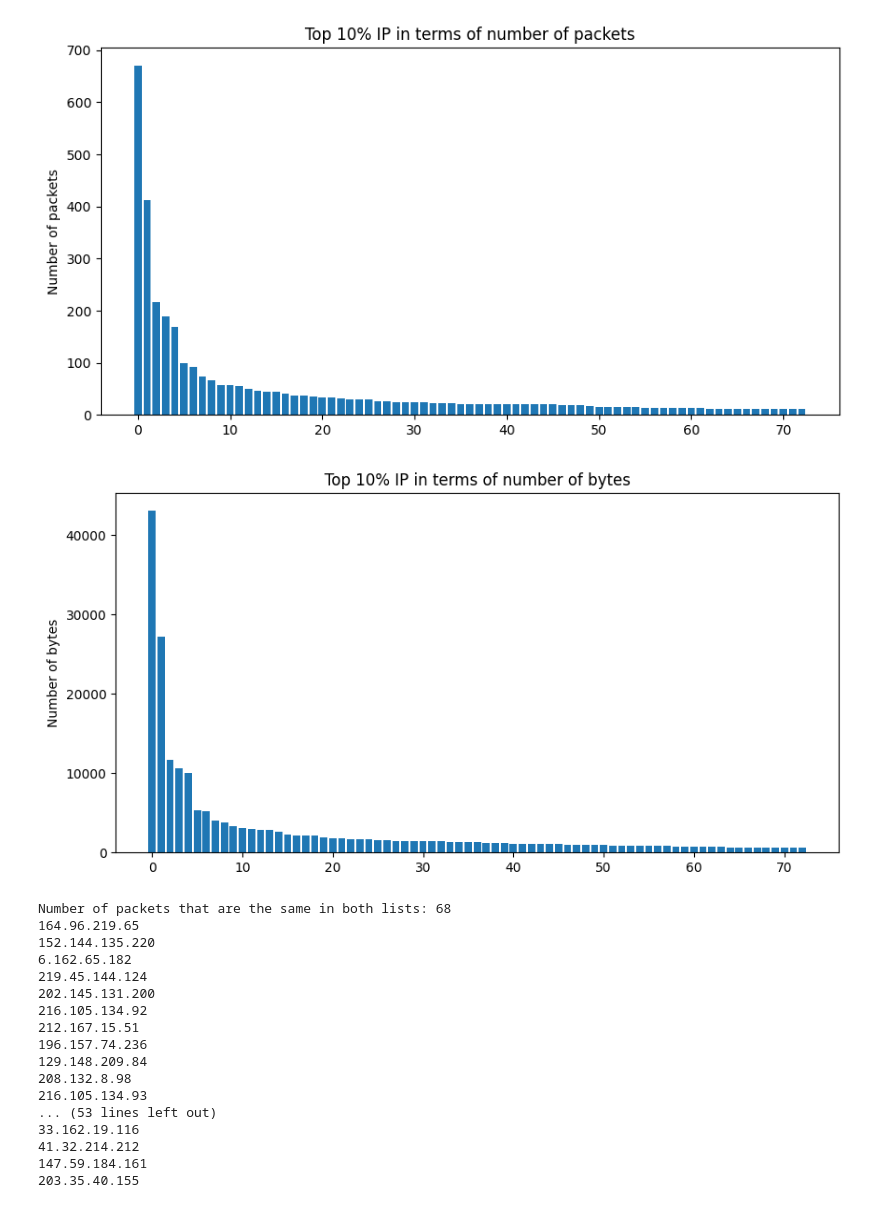
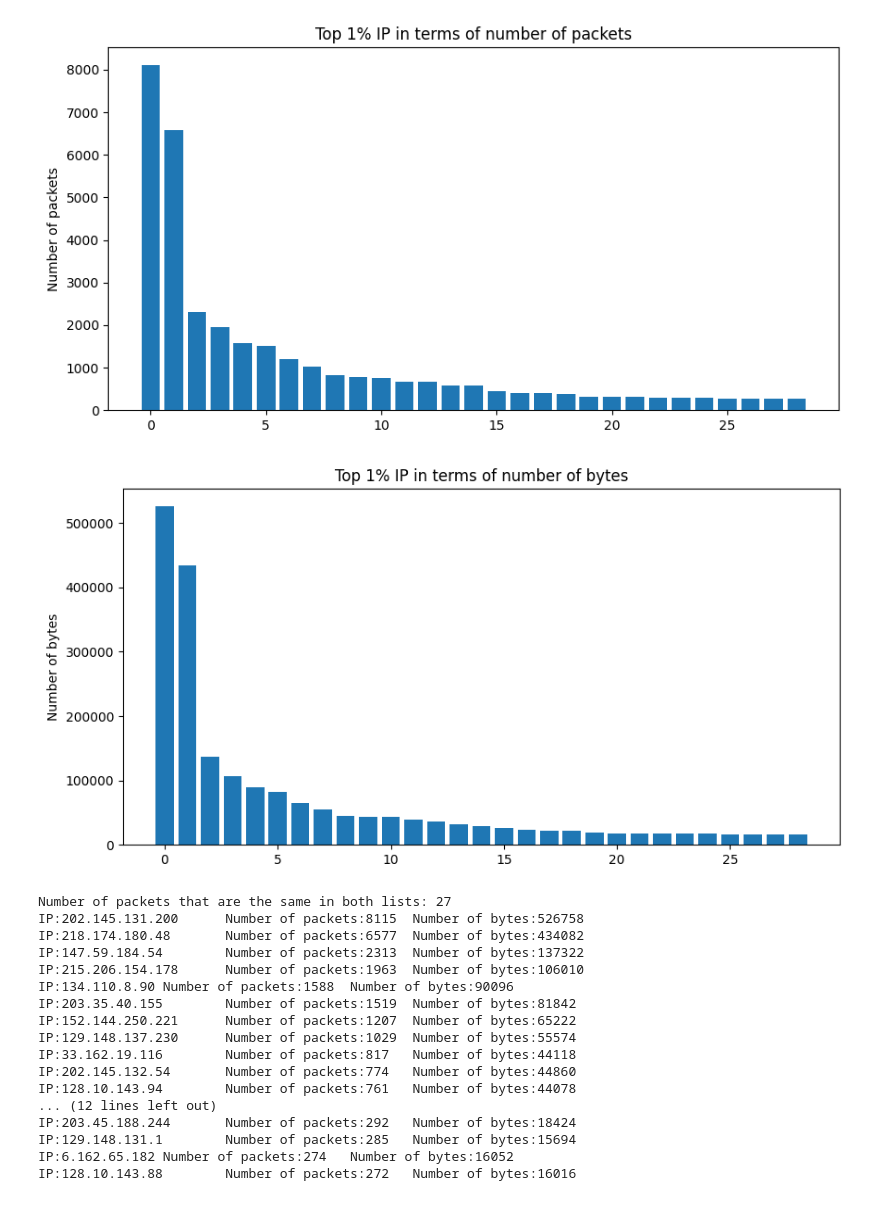
Before and after one commit to ghosciro/Tirocinio, a Jupyter notebook: packet_reader.ipynb, the cells around one changed output. Saved outputs shown, nothing was run; the diff lists cells and outputs as text; code cells hidden in the pictures.

```diff
--- a/packet_reader.ipynb
+++ b/packet_reader.ipynb
@@ -1,7 +1,9 @@
 # %%
 #import libraries
 import  scapy.all as sc
-import numpy as np
 import matplotlib.pyplot as plt
 import pandas as pd
+import numpy as np
 import os
+
+Time=3
@@ -10,69 +10,72 @@ WARNING: No libpcap provider available ! pcap won't be used
 # %%
-## load dump file, then save the first N packets in a new dump file to easier reading if it doesn't exist
-Npackets=5000
-if not os.path.exists(f'packets{Npackets}.dump'):
+## load dump file, saves the packets that are recived in the first N seconds in a list and then saves the list in a new dump file
+ #seconds
+
+if not os.path.exists(f'packets{Time}.dump'):
     packets_reader=sc.PcapReader('packets.dump')
     packets=[]
     for index,packet in enumerate(packets_reader):
         packets.append(packet)
-        if index==Npackets:
+        if packet.time-packets[0].time>Time:
             break
+
     packets_reader.close()
-    sc.wrpcap(f'packets{Npackets}.dump',packets)
+    sc.wrpcap(f'packets{Time}.dump',packets)
 # %%
 #Read the dump file
-packets=sc.rdpcap('packets5000.dump')
-
-#Plots the ip per number of packets
+packets=sc.rdpcap(f'packets{Time}.dump')
+#Generates a dictionary with the IP as key and the number of packets and the number of bytes as values
 ip_packets={}
 for packet in packets:
     if packet.haslayer(sc.IP):
         ip=packet[sc.IP].src
         if ip  in ip_packets:
             ip_packets[ip]=[ip_packets[ip][0]+1,ip_packets[ip][1]+len(packet)]
         else:
             ip_packets[ip]=[1,len(packet)]
-#select the top 10% packets in terms of number of packets
-top_10_Npackets=sorted(ip_packets.items(), key=lambda x: x[1][0], reverse=True)[:len(ip_packets)//10]
-#select the top 10% packets in terms of number of bytes
-top_10_Nbytes=sorted(ip_packets.items(), key=lambda x: x[1][1], reverse=True)[:len(ip_packets)//10]
+#select the top 1% packets in terms of number of packets
+top_10_Npackets=sorted(ip_packets.items(), key=lambda x: x[1][0], reverse=True)[:len(ip_packets)//100]
+#select the top 1% packets in terms of number of bytes
+top_10_Nbytes=sorted(ip_packets.items(), key=lambda x: x[1][1], reverse=True)[:len(ip_packets)//100]
 
-#plot the top 10% IP in terms of number of packets
+#plot the top 1% IP in terms of number of packets
 plt.figure(figsize=(10,5))
 plt.bar(np.arange(len(top_10_Npackets)),[x[1][0] for x in top_10_Npackets])
-plt.title('Top 10% IP in terms of number of packets')
+plt.title('Top 1% IP in terms of number of packets')
 plt.ylabel('Number of packets')
 plt.show()
 
 #plot the top 10% IP in terms of number of bytes
 plt.figure(figsize=(10,5))
 plt.bar(np.arange(len(top_10_Npackets)),[x[1][1] for x in top_10_Nbytes])
-plt.title('Top 10% IP in terms of number of bytes')
+plt.title('Top 1% IP in terms of number of bytes')
 plt.ylabel('Number of bytes')
 plt.show()
 
-#check the number of IP that are the same in both lists
+#check the number of IP that are present in both  lists and sort them in descending order
 total_top_IPs=set([x[0] for x in top_10_Npackets]).intersection(set([x[0] for x in top_10_Nbytes]))
+total_top_IPs=sorted(total_top_IPs,key=lambda x: ip_packets[x][0],reverse=True)
 print('Number of packets that are the same in both lists:',len(total_top_IPs))
+#print the IP and the number of packets and bytes for each IP
 for IP in total_top_IPs:
-    print(IP)
+    print(f"IP:{IP}\tNumber of packets:{ip_packets[IP][0]}\tNumber of bytes:{ip_packets[IP][1]}")
 # %% [output]
-[figure, old version]
+[figure, new version]
-[figure, old version]
+[figure, new version]
-Number of packets that are the same in both lists: 68
-164.96.219.65
-152.144.135.220
-6.162.65.182
-219.45.144.124
-202.145.131.200
-216.105.134.92
-212.167.15.51
-196.157.74.236
-129.148.209.84
-208.132.8.98
-216.105.134.93
-... (53 lines left out)
-33.162.19.116
-41.32.214.212
-147.59.184.161
-203.35.40.155
+Number of packets that are the same in both lists: 27
+IP:202.145.131.200      Number of packets:8115  Number of bytes:526758
+IP:218.174.180.48       Number of packets:6577  Number of bytes:434082
+IP:147.59.184.54        Number of packets:2313  Number of bytes:137322
+IP:215.206.154.178      Number of packets:1963  Number of bytes:106010
+IP:134.110.8.90 Number of packets:1588  Number of bytes:90096
+IP:203.35.40.155        Number of packets:1519  Number of bytes:81842
+IP:152.144.250.221      Number of packets:1207  Number of bytes:65222
+IP:129.148.137.230      Number of packets:1029  Number of bytes:55574
+IP:33.162.19.116        Number of packets:817   Number of bytes:44118
+IP:202.145.132.54       Number of packets:774   Number of bytes:44860
+IP:128.10.143.94        Number of packets:761   Number of bytes:44078
+... (12 lines left out)
+IP:203.45.188.244       Number of packets:292   Number of bytes:18424
+IP:129.148.131.1        Number of packets:285   Number of bytes:15694
+IP:6.162.65.182 Number of packets:274   Number of bytes:16052
+IP:128.10.143.88        Number of packets:272   Number of bytes:16016
```
Also changed, not shown: parts of 5 cells of this notebook, 6 other files.
